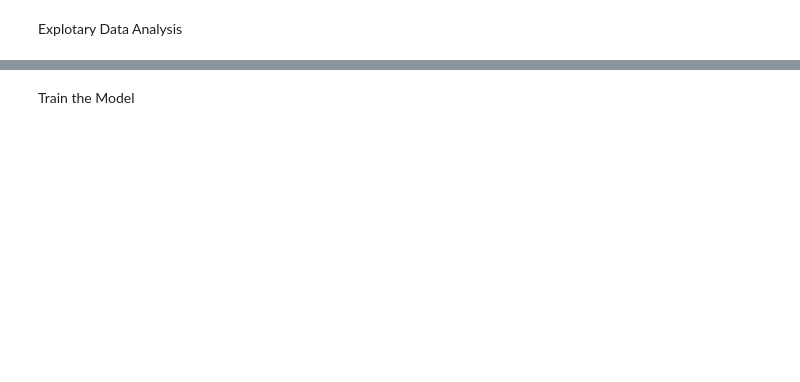
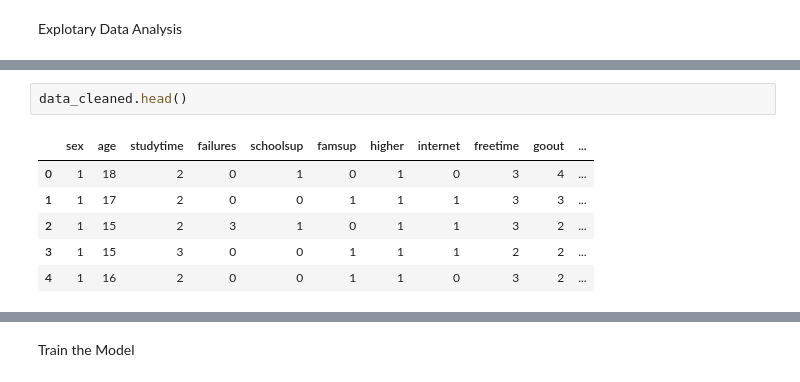
Before and after one commit to alibro005/student-exam-predictor, a Jupyter notebook: notebooks/experimentation.ipynb, the cells around one changed output, grey strips where cells are left out. Drawn from its saved outputs; the diff is of its cells as text; blank space fills up the shorter version.

```diff
--- a/notebooks/experimentation.ipynb
+++ b/notebooks/experimentation.ipynb
@@ -95,0 +165,9 @@ plt.show()
+# %%
+data_cleaned.head()
+# %% [output]
+|  | sex | age | studytime | failures | schoolsup | famsup | higher | internet | freetime | goout | ... |
+| 0 | 1 | 18 | 2 | 0 | 1 | 0 | 1 | 0 | 3 | 4 | ... |
+| 1 | 1 | 17 | 2 | 0 | 0 | 1 | 1 | 1 | 3 | 3 | ... |
+| 2 | 1 | 15 | 2 | 3 | 1 | 0 | 1 | 1 | 3 | 2 | ... |
+| 3 | 1 | 15 | 3 | 0 | 0 | 1 | 1 | 1 | 2 | 2 | ... |
+| 4 | 1 | 16 | 2 | 0 | 0 | 1 | 1 | 0 | 3 | 2 | ... |
```
Also changed, not shown: parts of 32 cells of this notebook, 2 other files.
